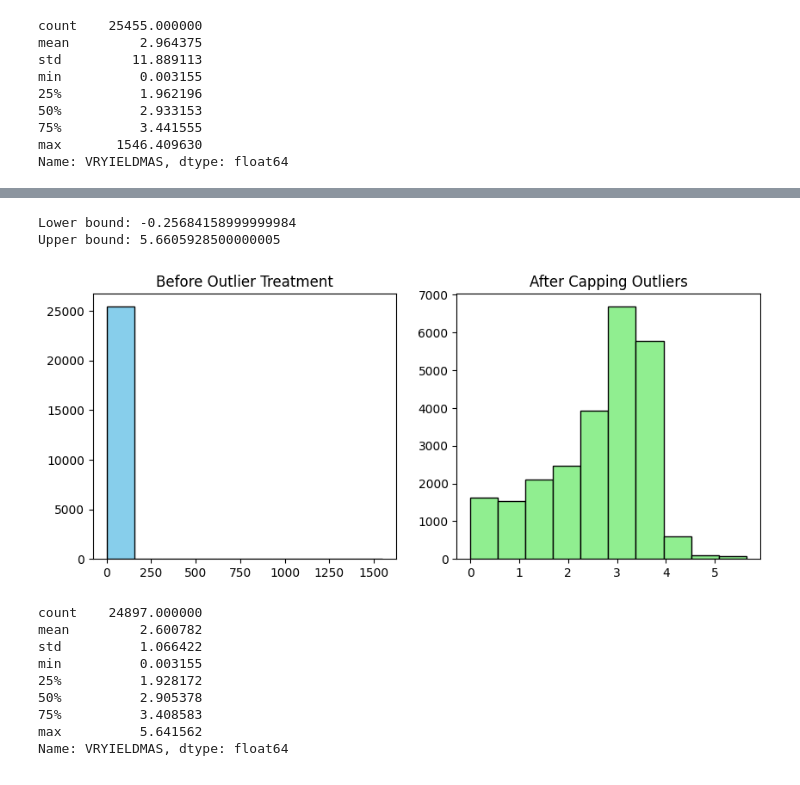
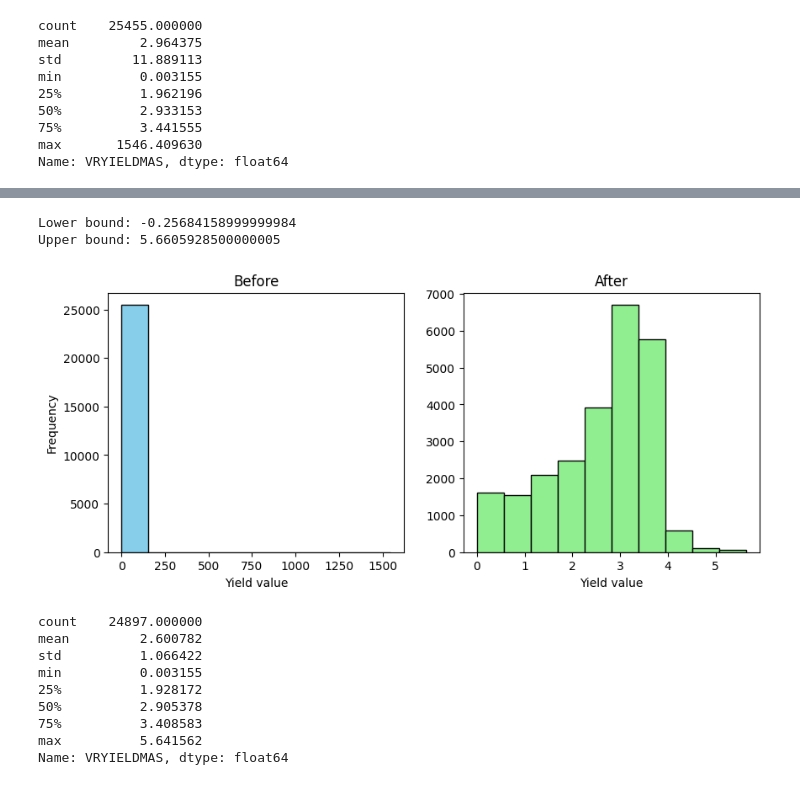
Before and after one commit to katjakovalchuk/Diploma_Fertilizer_Recomendation_System_Kovalchuk, a Jupyter notebook: 1_preprocessing_data.ipynb, the cells around one changed output, grey strips where cells are left out. Cells and saved outputs as stored; diff of their text form; code cells hidden in the pictures.

```diff
--- a/1_preprocessing_data.ipynb
+++ b/1_preprocessing_data.ipynb
@@ -14,7 +14,7 @@ from dotenv import load_dotenv
 # %% [markdown]
 ### 1 file
 # %%
-sunflower_df = pd.read_csv("./data_1/2022_sunflower.csv")
+sunflower_df = pd.read_csv("./data_1/field_62/2022_sunflower.csv")
 # %%
 sunflower_df.head()
 # %% [output]
@@ -60,33 +64,37 @@ sunflower_df[column].plot.box()
 # %%
 col = sunflower_df[column].astype(float)
 Q1 = np.percentile(col, 25)
 Q3 = np.percentile(col, 75)
 IQR = Q3 - Q1
 MEAN = sunflower_df[column].mean()
 
 lower_bound = Q1 - 1.5 * IQR
 upper_bound = Q3 + 1.5 * IQR
 
 print("Lower bound:", lower_bound)
 print("Upper bound:", upper_bound)
 
 sunflower_df_ = sunflower_df[
     (sunflower_df[column] >= lower_bound) &
     (sunflower_df[column] <= upper_bound)
 ]
 
 plt.figure(figsize=(10,4))
 plt.subplot(1,2,1)
 plt.hist(sunflower_df[column], bins=10, color="skyblue", edgecolor="black")
-plt.title("Before Outlier Treatment")
+plt.title("Before")
+plt.xlabel("Yield value")
+plt.ylabel("Frequency")
 plt.subplot(1,2,2)
 plt.hist(sunflower_df_[column], bins=10, color="lightgreen", edgecolor="black")
-plt.title("After Capping Outliers")
+plt.title("After")
+plt.xlabel("Yield value")
+# plt.ylabel("the number of data points with these values")
 plt.show()
 # %% [output]
 Lower bound: -0.25684158999999984
 Upper bound: 5.6605928500000005
-[figure, old version]
+[figure, new version]
 # %%
 print(sunflower_df_[column].describe())
 # %% [output]
```
Also changed, not shown: parts of 67 cells of this notebook, 31 other files.
